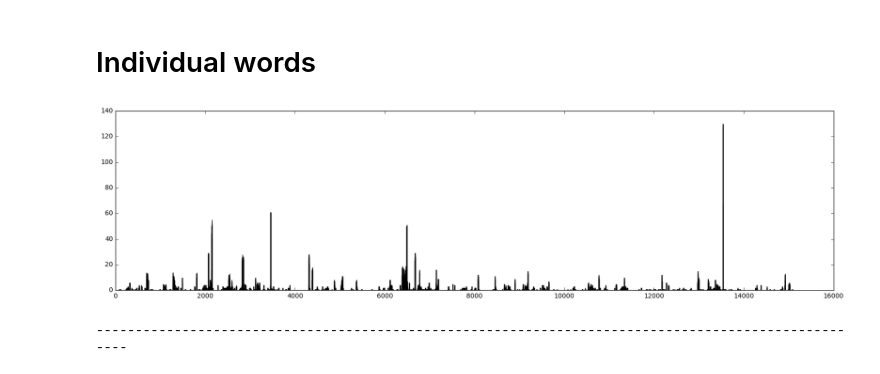
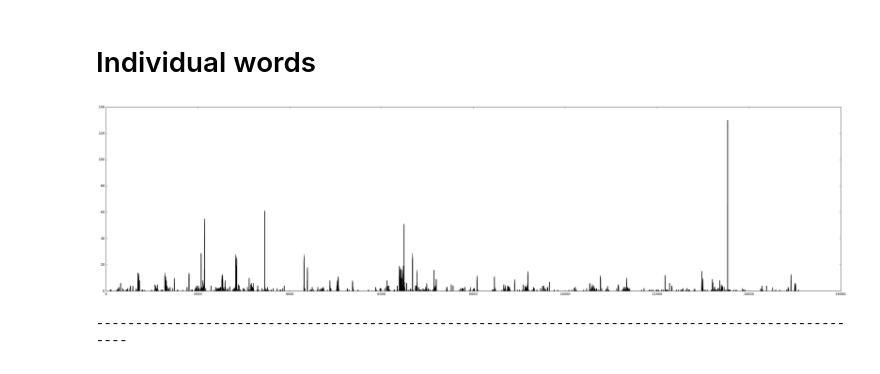
Before and after one commit to davidmcclure/quotes, a Jupyter notebook: notebooks/v4-hamlet-distribution.ipynb, the cells around one changed output. Drawn from its saved outputs; the diff is of its cells as text; code cells hidden in the pictures.

```diff
--- a/notebooks/v4-hamlet-distribution.ipynb
+++ b/notebooks/v4-hamlet-distribution.ipynb
@@ -171,18 +171,18 @@ And batten on this moor? Ha! have you eyes
 # %% [markdown]
 # Individual words
 # %%
-plt.figure(figsize=(20, 5))
+plt.figure(figsize=(40, 10))
 
 n, bins, patches = plt.hist(
     quoted,
     range=(0, len(hamlet.tokens)),
     bins=len(hamlet.tokens),
     color='green',
 )
 
 plt.show()
 # %% [output]
-[figure, old version]
+[figure, new version]
 # %%
 from IPython.display import Markdown, display
 
```
Also changed, not shown: parts of 2 cells of this notebook.
